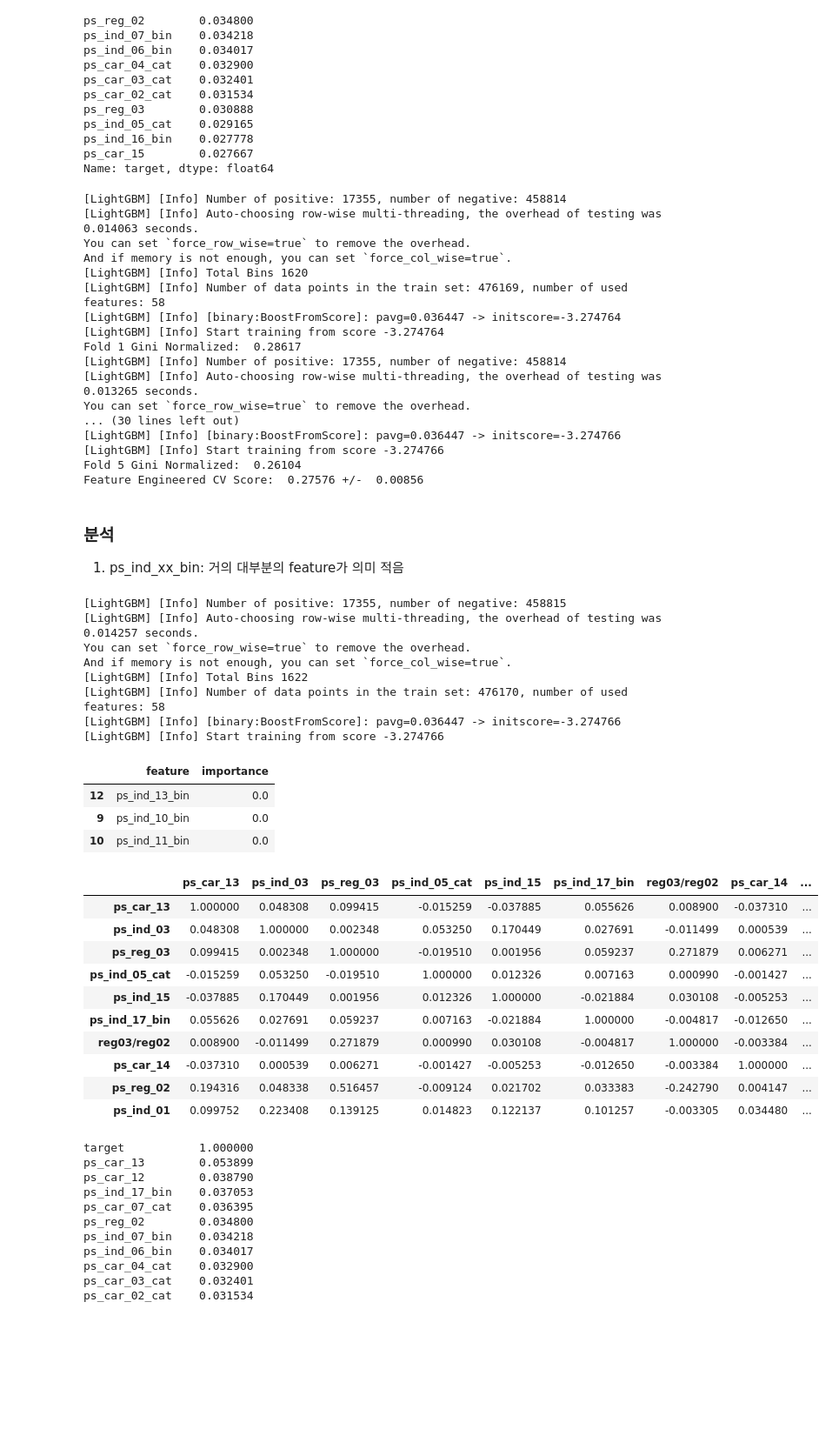
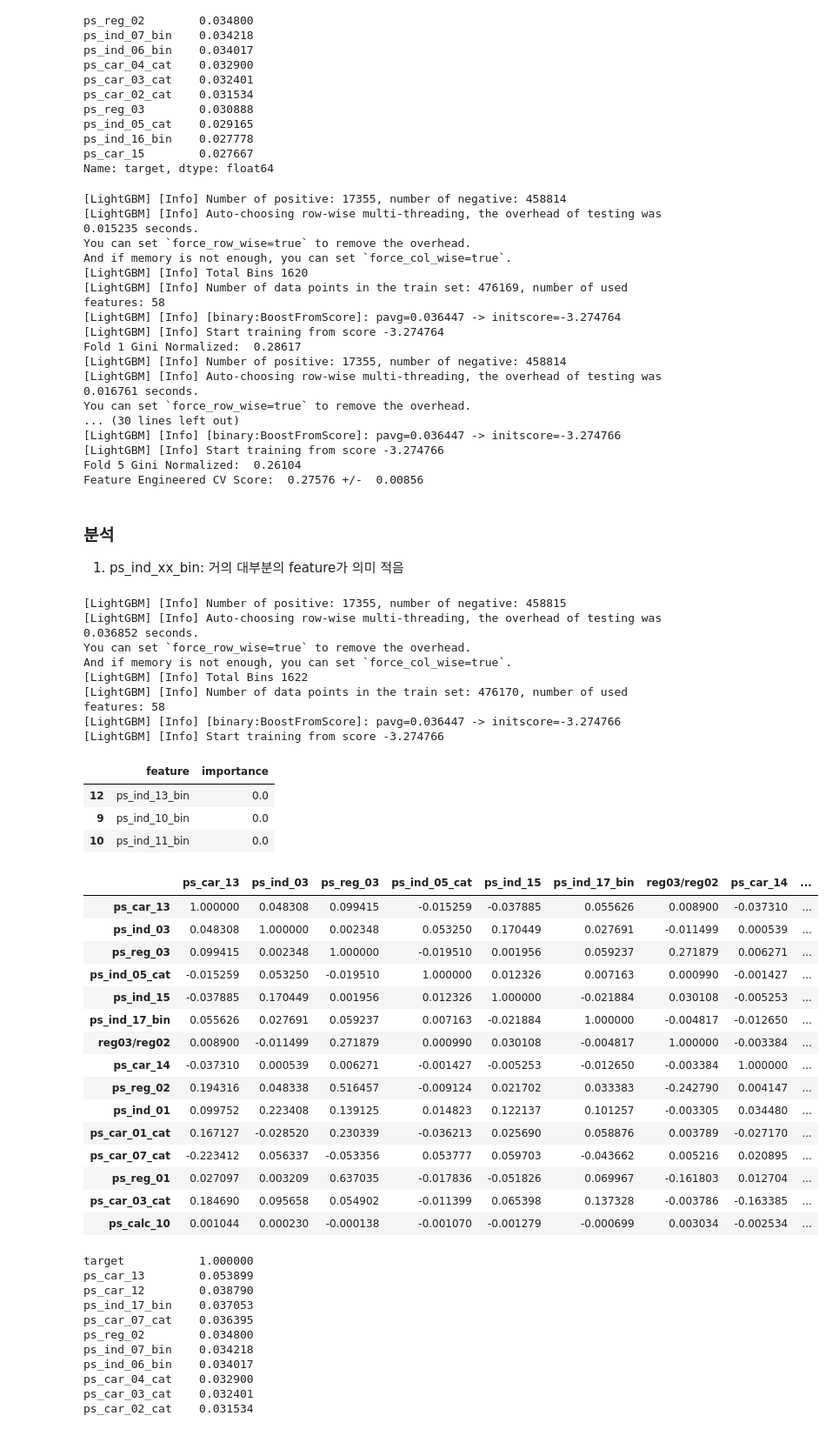
Before and after one commit to brocolies/SafeDriverPred, a Jupyter notebook: notebook/01_eda.ipynb, the cells around one changed output. Shown at 87% size. Drawn from its saved outputs; the diff is of its cells as text; code cells hidden in the pictures; blank space fills up the shorter version.

Commit message:
final score: 0.28540

```diff
--- a/notebook/01_eda.ipynb
+++ b/notebook/01_eda.ipynb
@@ -213,6 +213,39 @@ y_pred_proba[:, 1]  # class 1 확률 (사고 날 확률) <- 우리가 원하는
 # print(f"\n=== BEST RESULT ===")
 # print(f"Best Score: {best_score:.5f}")
 # print(f"Best Params: {best_params}")
+# %%
+def gini_normalized(y_true, y_pred):
+    return 2 * roc_auc_score(y_true, y_pred) - 1
+
+def quick_cv_test(train, feature_name, baseline_score=0.27440):
+    train_test = train.copy()
+
+    # 타겟 분리
+    X = train_test.drop(columns='target')
+    y = train_test['target']
+
+    # 모델 및 CV 설정
+    model = LGBMClassifier(random_state=42)
+    skf = StratifiedKFold(n_splits=5, shuffle=True, random_state=42)
+
+    # CV 실행
+    cv_scores = []
+    for train_idx, val_idx in skf.split(X, y):
+        X_train, X_val = X.iloc[train_idx], X.iloc[val_idx]
+        y_train, y_val = y.iloc[train_idx], y.iloc[val_idx]
+
+        model.fit(X_train, y_train)
+        y_pred = model.predict_proba(X_val)[:, 1]
+        score = gini_normalized(y_val.values, y_pred)
+        cv_scores.append(score)
+
+    mean_score = np.mean(cv_scores)
+
+    # 결과 출력
+    improvement = mean_score - baseline_score
+    print(f'{feature_name}: {mean_score:.5f} ({improvement:+.5f})')
+
+    return mean_score
 # %% [markdown]
 ### Feature Engineering
 # %%
@@ -278,7 +311,7 @@ std_cv_score = np.std(cv_scores)
 print(f'Feature Engineered CV Score: {mean_cv_score: .5f} +/- {std_cv_score: .5f}')
 # %% [output]
 [LightGBM] [Info] Number of positive: 17355, number of negative: 458814
-[LightGBM] [Info] Auto-choosing row-wise multi-threading, the overhead of testing was 0.014063 seconds.
+[LightGBM] [Info] Auto-choosing row-wise multi-threading, the overhead of testing was 0.015235 seconds.
 You can set `force_row_wise=true` to remove the overhead.
 And if memory is not enough, you can set `force_col_wise=true`.
 [LightGBM] [Info] Total Bins 1620
@@ -287,7 +320,7 @@ And if memory is not enough, you can set `force_col_wise=true`.
 [LightGBM] [Info] Start training from score -3.274764
 Fold 1 Gini Normalized:  0.28617
 [LightGBM] [Info] Number of positive: 17355, number of negative: 458814
-[LightGBM] [Info] Auto-choosing row-wise multi-threading, the overhead of testing was 0.013265 seconds.
+[LightGBM] [Info] Auto-choosing row-wise multi-threading, the overhead of testing was 0.016761 seconds.
 You can set `force_row_wise=true` to remove the overhead.
 ... (30 lines left out)
 [LightGBM] [Info] [binary:BoostFromScore]: pavg=0.036447 -> initscore=-3.274766
@@ -307,7 +340,7 @@ feature_importance_df = pd.DataFrame({
 }).sort_values('importance', ascending=False)
 # %% [output]
 [LightGBM] [Info] Number of positive: 17355, number of negative: 458815
-[LightGBM] [Info] Auto-choosing row-wise multi-threading, the overhead of testing was 0.014257 seconds.
+[LightGBM] [Info] Auto-choosing row-wise multi-threading, the overhead of testing was 0.036852 seconds.
 You can set `force_row_wise=true` to remove the overhead.
 And if memory is not enough, you can set `force_col_wise=true`.
 [LightGBM] [Info] Total Bins 1622
@@ -324,21 +357,26 @@ low_features
 | 9 | ps_ind_10_bin | 0.0 |
 | 10 | ps_ind_11_bin | 0.0 |
 # %%
-top_features_names = feature_importance_df.head(10)['feature'].tolist()
+top_features_names = feature_importance_df.head(15)['feature'].tolist()
 correlation_matrix = train[top_features_names].corr()
 correlation_matrix
 # %% [output]
 |  | ps_car_13 | ps_ind_03 | ps_reg_03 | ps_ind_05_cat | ps_ind_15 | ps_ind_17_bin | reg03/reg02 | ps_car_14 | ... |
 | ps_car_13 | 1.000000 | 0.048308 | 0.099415 | -0.015259 | -0.037885 | 0.055626 | 0.008900 | -0.037310 | ... |
 | ps_ind_03 | 0.048308 | 1.000000 | 0.002348 | 0.053250 | 0.170449 | 0.027691 | -0.011499 | 0.000539 | ... |
 | ps_reg_03 | 0.099415 | 0.002348 | 1.000000 | -0.019510 | 0.001956 | 0.059237 | 0.271879 | 0.006271 | ... |
 | ps_ind_05_cat | -0.015259 | 0.053250 | -0.019510 | 1.000000 | 0.012326 | 0.007163 | 0.000990 | -0.001427 | ... |
 | ps_ind_15 | -0.037885 | 0.170449 | 0.001956 | 0.012326 | 1.000000 | -0.021884 | 0.030108 | -0.005253 | ... |
 | ps_ind_17_bin | 0.055626 | 0.027691 | 0.059237 | 0.007163 | -0.021884 | 1.000000 | -0.004817 | -0.012650 | ... |
 | reg03/reg02 | 0.008900 | -0.011499 | 0.271879 | 0.000990 | 0.030108 | -0.004817 | 1.000000 | -0.003384 | ... |
 | ps_car_14 | -0.037310 | 0.000539 | 0.006271 | -0.001427 | -0.005253 | -0.012650 | -0.003384 | 1.000000 | ... |
 | ps_reg_02 | 0.194316 | 0.048338 | 0.516457 | -0.009124 | 0.021702 | 0.033383 | -0.242790 | 0.004147 | ... |
 | ps_ind_01 | 0.099752 | 0.223408 | 0.139125 | 0.014823 | 0.122137 | 0.101257 | -0.003305 | 0.034480 | ... |
+| ps_car_01_cat | 0.167127 | -0.028520 | 0.230339 | -0.036213 | 0.025690 | 0.058876 | 0.003789 | -0.027170 | ... |
+| ps_car_07_cat | -0.223412 | 0.056337 | -0.053356 | 0.053777 | 0.059703 | -0.043662 | 0.005216 | 0.020895 | ... |
+| ps_reg_01 | 0.027097 | 0.003209 | 0.637035 | -0.017836 | -0.051826 | 0.069967 | -0.161803 | 0.012704 | ... |
+| ps_car_03_cat | 0.184690 | 0.095658 | 0.054902 | -0.011399 | 0.065398 | 0.137328 | -0.003786 | -0.163385 | ... |
+| ps_calc_10 | 0.001044 | 0.000230 | -0.000138 | -0.001070 | -0.001279 | -0.000699 | 0.003034 | -0.002534 | ... |
 # %%
 # 타겟 변수와의 관계
 corr_with_target = train.corr()['target'].abs().sort_values(ascending=False)
```
Also changed, not shown: parts of 16 cells of this notebook, 8 other files.
